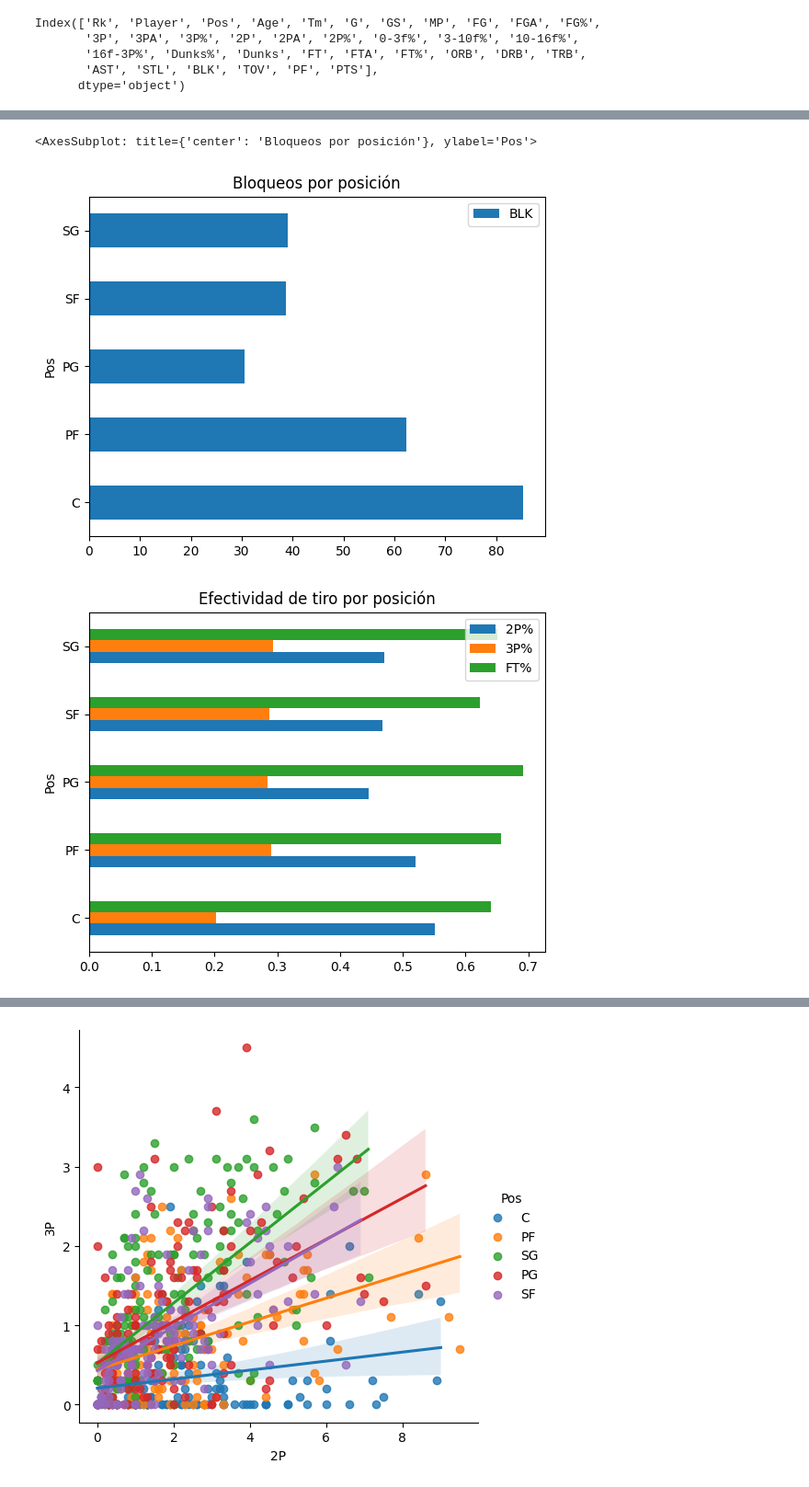
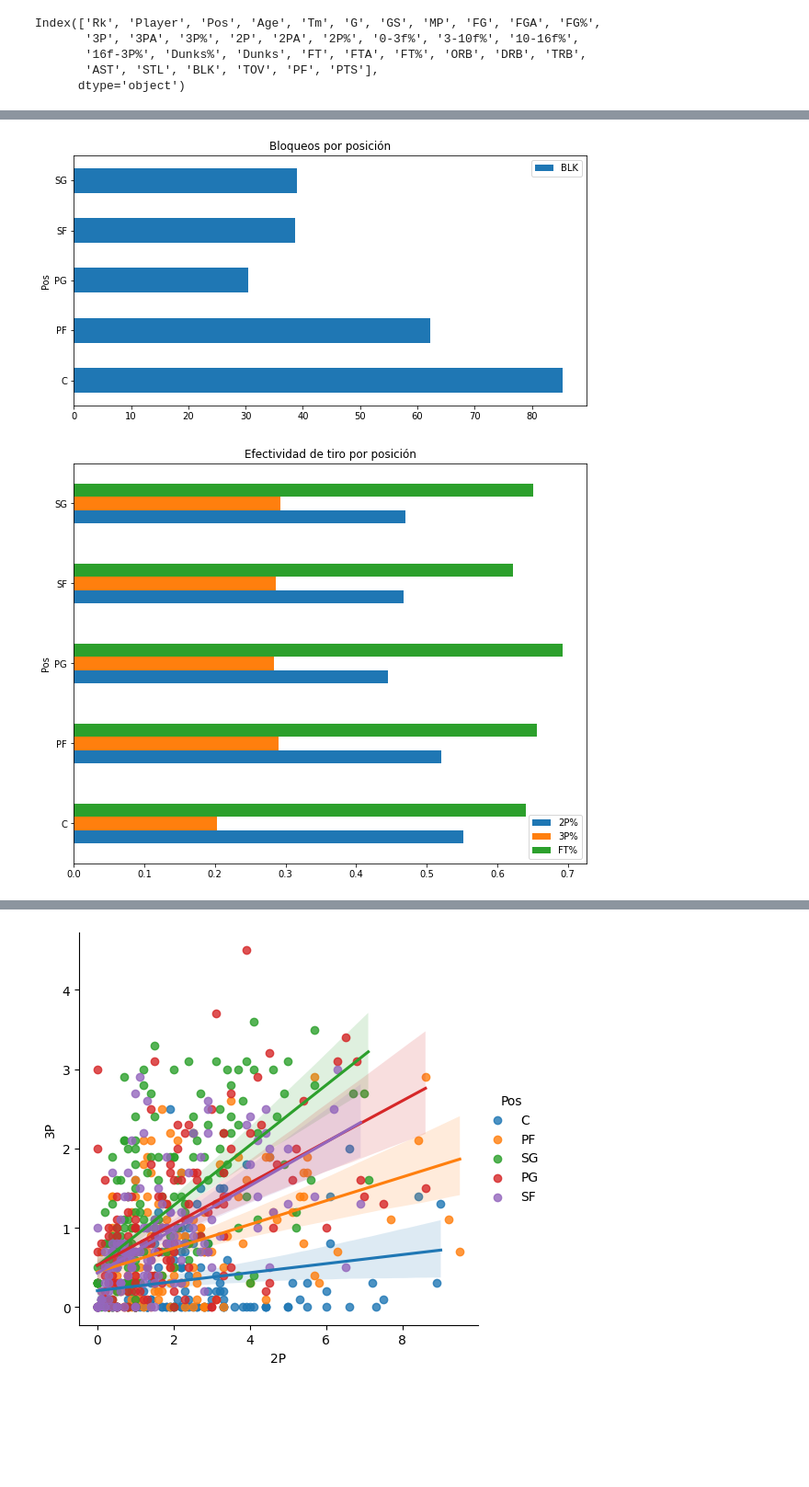
Before and after one commit to LanitaMG/py_Evaluacion, a Jupyter notebook: NBA_Stats.ipynb, the cells around one changed output, grey strips where cells are left out. Shown at 92% size. Cells and saved outputs as stored; diff of their text form; code cells hidden in the pictures; blank space fills up the shorter version.

```diff
--- a/NBA_Stats.ipynb
+++ b/NBA_Stats.ipynb
@@ -15,7 +13,7 @@ Datos
 Fuente: https://www.basketball-reference.com
 # %%
 #Creación del data frame a partir de un csv
-nba_stats_original = pd.read_csv('NBA_2021-2022.csv', decimal=",")
+nba_stats_original = pd.read_csv("https://raw.githubusercontent.com/LanitaMG/py_Evaluacion/main/NBA_2021-2022.csv", decimal=",")
 # %%
 #Descripción de los datos
 nba_stats_original.describe()
@@ -83,15 +82,12 @@ nba_stats.groupby('Pos')['TRB'].sum().plot(
 # %%
 # Total de bloqueos por posición (la tabla suministra el promedio de bloqueos por partido por jugador)
-nba_stats.groupby('Pos')['BLK'].sum().plot(
-    kind='barh', legend='Reverse', title='Bloqueos por posición')
+nba_stats.groupby('Pos')['BLK'].sum().plot(kind='barh', legend='Reverse', title='Bloqueos por posición', figsize=(10,5));
 # %% [output]
-<AxesSubplot: title={'center': 'Bloqueos por posición'}, ylabel='Pos'>
-[figure, old version]
+[figure, new version]
 # %%
 # Efectividad de tipo por posición: tiros libres (FT), dobles (2P) y triples (3P)
-nba_stats.groupby('Pos').mean().filter(['2P%','3P%', 'FT%']).plot(
-    kind='barh', title='Efectividad de tiro por posición');
+nba_stats.groupby('Pos').mean().filter(['2P%','3P%', 'FT%']).plot(kind='barh', title='Efectividad de tiro por posición', figsize=(10,8));
 # %% [output]
-[figure, old version]
+[figure, new version]
 # %%
 # Efectividad de tipo por posición: distancia al aro
```
Also changed, not shown: parts of 9 cells of this notebook.
